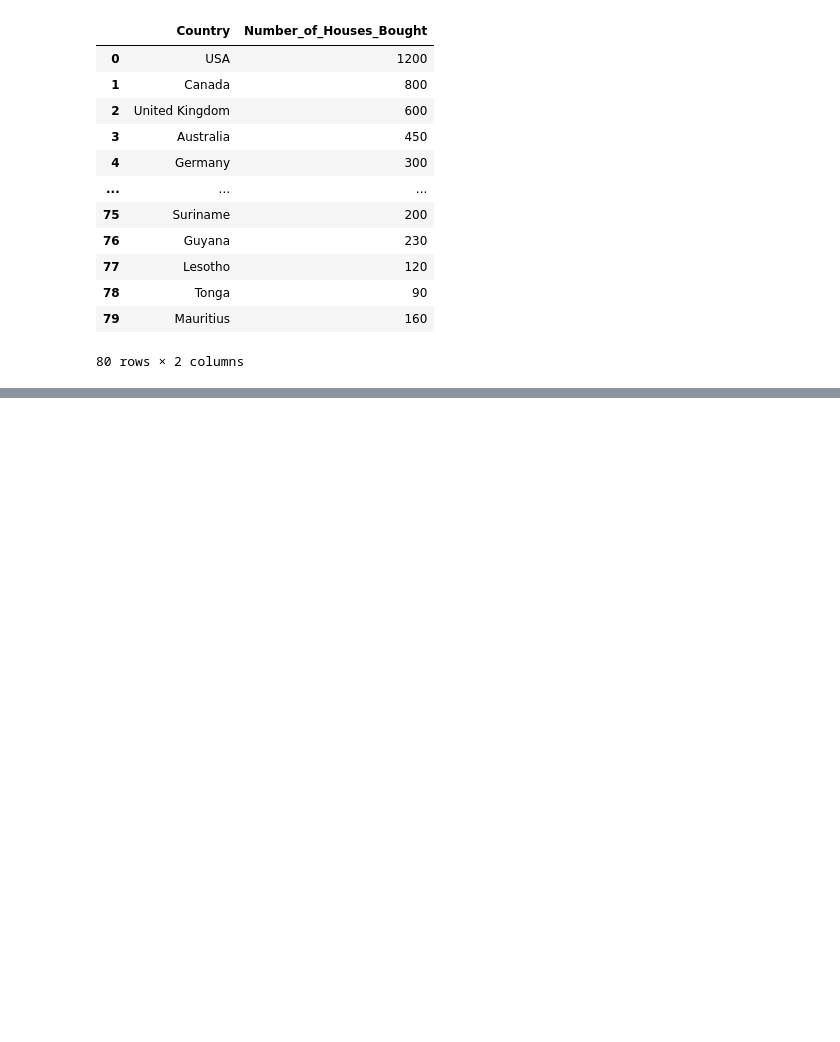
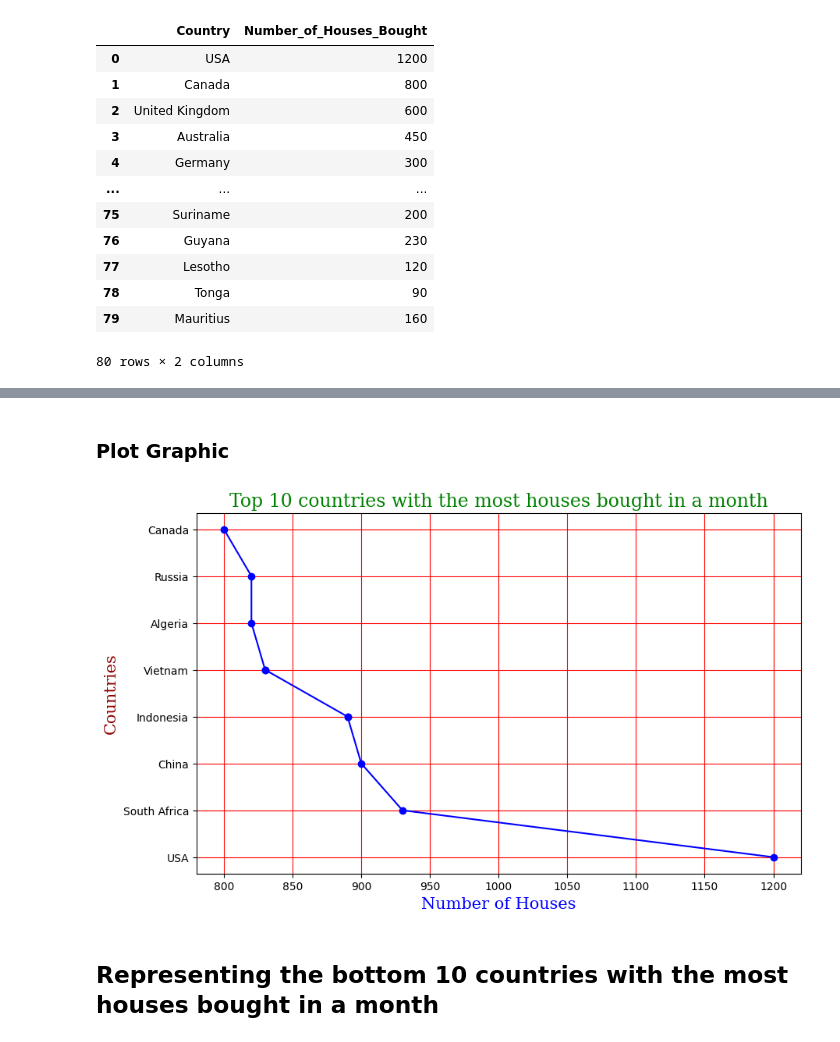
Before and after one commit to marius2347/Data-Visualization-using-matplotlib-in-Python, a Jupyter notebook: data_visualization.ipynb, the cells around one changed output, grey strips where cells are left out. Cells and saved outputs as stored; diff of their text form; code cells hidden in the pictures; blank space fills up the shorter version.

```diff
--- a/data_visualization.ipynb
+++ b/data_visualization.ipynb
@@ -29,0 +32,4 @@ df
+# %%
+# first sorting descending the table
+firstTen = df.sort_values(by="Number_of_Houses_Bought", ascending=False).head(10)
+firstTen
@@ -29,0 +48,28 @@ df
+# %% [markdown]
+<h3 color="orange"> Plot Graphic </h3>
+# %%
+# showing the graphic in a plot way
+
+# size of figure
+plt.figure(figsize = (10, 6))
+
+# fonts
+fontX = {'family':'serif','color':'blue','size':15}
+fontY = {'family':'serif','color':'darkred','size':15}
+fontZ = {'family':'serif','color':'green','size':17}
+
+# titles
+plt.title("Top 10 countries with the most houses bought in a month", fontdict = fontZ)
+plt.xlabel("Number of Houses", fontdict = fontX)
+plt.ylabel("Countries", fontdict = fontY)
+
+# configure the plot
+plt.plot(firstTen['Number_of_Houses_Bought'], firstTen['Country'], color="blue", marker='o')
+plt.grid(color = 'red')
+
+# showing the plot
+plt.show()
+# %% [output]
+[figure, added]
+# %% [markdown]
+<h2> Representing the bottom 10 countries with the most houses bought in a month</h2>
```
Also changed, not shown: parts of 19 cells of this notebook, 1 other file.
